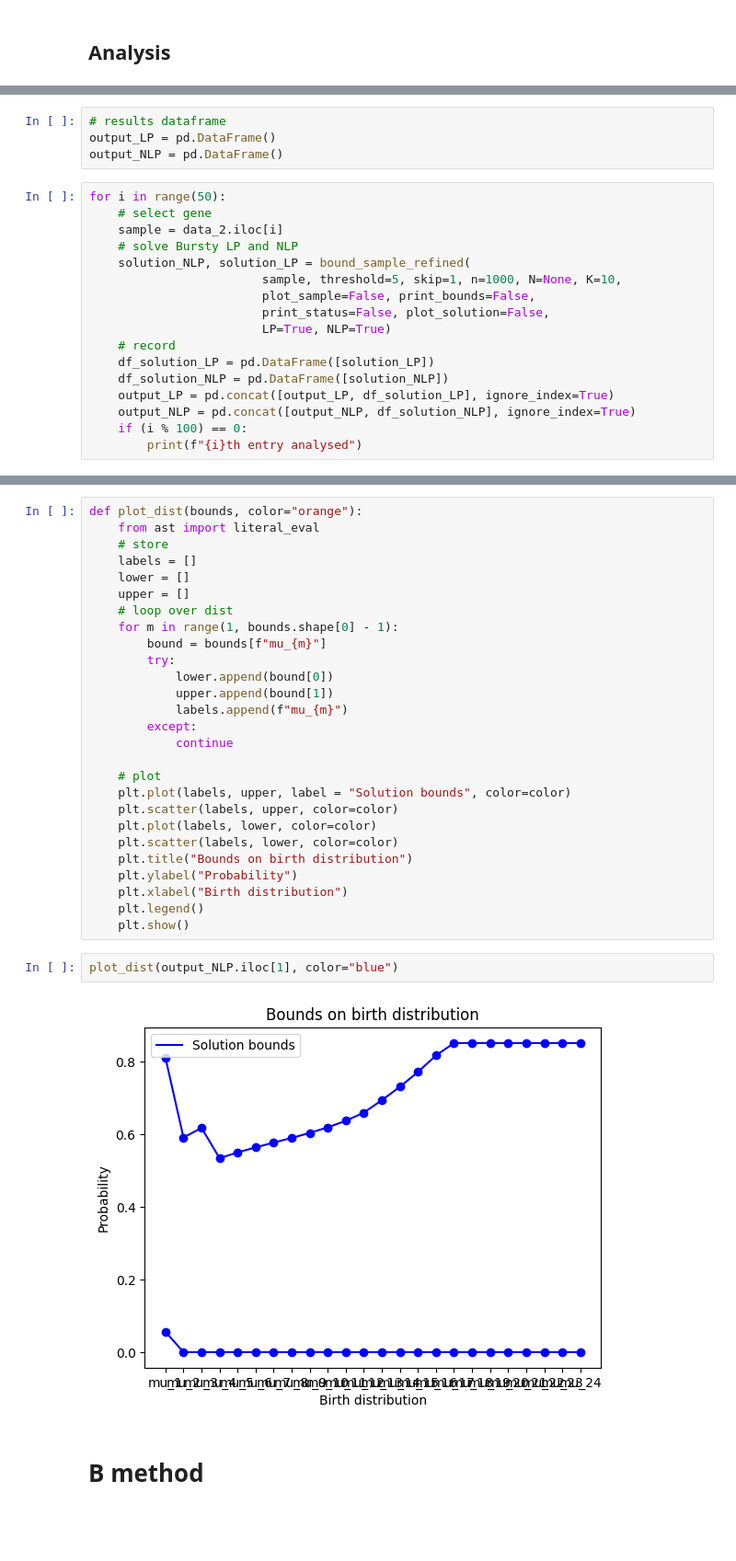
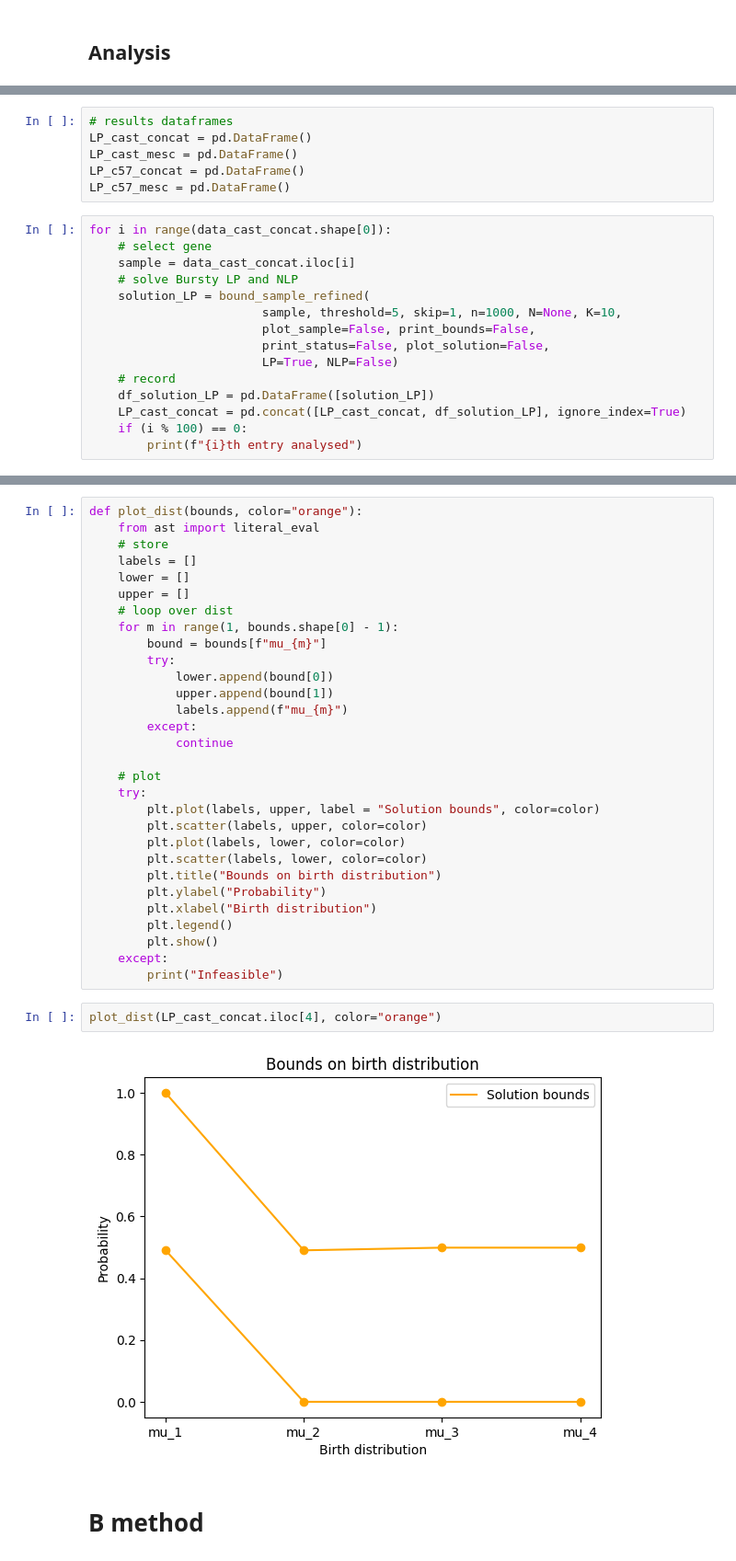
Before and after one commit to willjgh/M4R, a Jupyter notebook: raw_count_analysis.ipynb, the cells around one changed output, grey strips where cells are left out. Shown at 92% size. Drawn from its saved outputs; the diff is of its cells as text; blank space fills up the shorter version.

```diff
--- a/raw_count_analysis.ipynb
+++ b/raw_count_analysis.ipynb
@@ -919,22 +780,22 @@ LP: 0.15455174446105957
 # %%
-# results dataframe
-output_LP = pd.DataFrame()
-output_NLP = pd.DataFrame()
+# results dataframes
+LP_cast_concat = pd.DataFrame()
+LP_cast_mesc = pd.DataFrame()
+LP_c57_concat = pd.DataFrame()
+LP_c57_mesc = pd.DataFrame()
 # %%
-for i in range(50):
+for i in range(data_cast_concat.shape[0]):
     # select gene
-    sample = data_2.iloc[i]
+    sample = data_cast_concat.iloc[i]
     # solve Bursty LP and NLP
-    solution_NLP, solution_LP = bound_sample_refined(
+    solution_LP = bound_sample_refined(
                         sample, threshold=5, skip=1, n=1000, N=None, K=10,
                         plot_sample=False, print_bounds=False,
                         print_status=False, plot_solution=False,
-                        LP=True, NLP=True)
+                        LP=True, NLP=False)
     # record
     df_solution_LP = pd.DataFrame([solution_LP])
-    df_solution_NLP = pd.DataFrame([solution_NLP])
-    output_LP = pd.concat([output_LP, df_solution_LP], ignore_index=True)
-    output_NLP = pd.concat([output_NLP, df_solution_NLP], ignore_index=True)
+    LP_cast_concat = pd.concat([LP_cast_concat, df_solution_LP], ignore_index=True)
     if (i % 100) == 0:
         print(f"{i}th entry analysed")
 # %% [output]
@@ -1010,19 +1003,22 @@ def plot_dist(bounds, color="orange"):
             continue
 
     # plot
-    plt.plot(labels, upper, label = "Solution bounds", color=color)
-    plt.scatter(labels, upper, color=color)
-    plt.plot(labels, lower, color=color)
-    plt.scatter(labels, lower, color=color)
-    plt.title("Bounds on birth distribution")
-    plt.ylabel("Probability")
-    plt.xlabel("Birth distribution")
-    plt.legend()
-    plt.show()
+    try:
+        plt.plot(labels, upper, label = "Solution bounds", color=color)
+        plt.scatter(labels, upper, color=color)
+        plt.plot(labels, lower, color=color)
+        plt.scatter(labels, lower, color=color)
+        plt.title("Bounds on birth distribution")
+        plt.ylabel("Probability")
+        plt.xlabel("Birth distribution")
+        plt.legend()
+        plt.show()
+    except:
+        print("Infeasible")
 # %%
-plot_dist(output_NLP.iloc[1], color="blue")
+plot_dist(LP_cast_concat.iloc[4], color="orange")
 # %% [output]
-[figure, old version]
+[figure, new version]
 # %% [markdown]
 # B method
 # %% [markdown]
```
Also changed, not shown: parts of 39 cells of this notebook.
